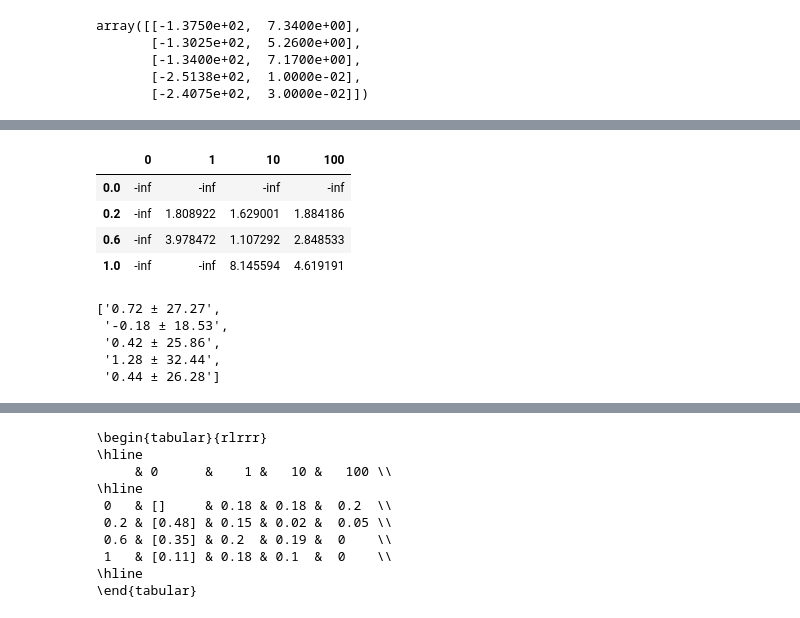
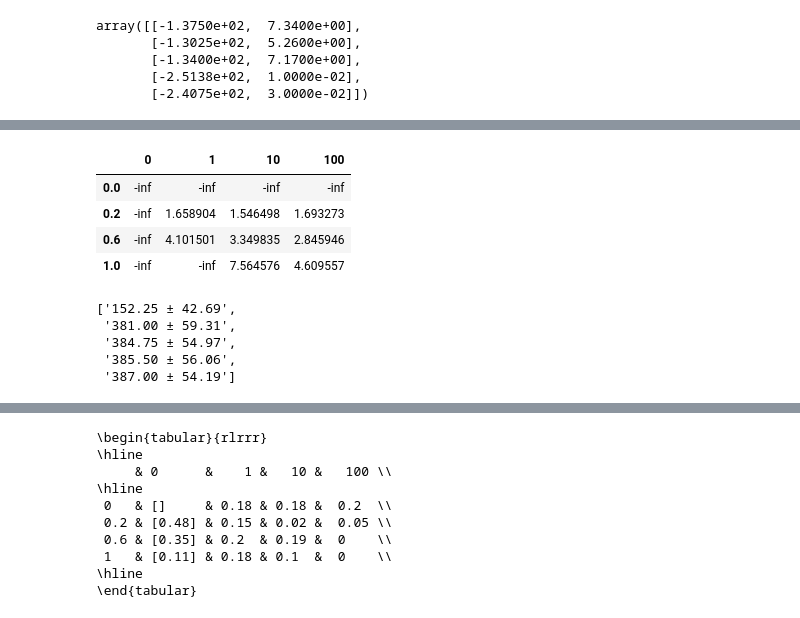
Before and after one commit to maymac00/MAEGG_IPPO, a Jupyter notebook: ols_visualize.ipynb, the cells around one changed output, grey strips where cells are left out. Drawn from its saved outputs; the diff is of its cells as text; code cells hidden in the pictures.

```diff
--- a/ols_visualize.ipynb
+++ b/ols_visualize.ipynb
@@ -52,7 +10,7 @@ for eff in eff_keys:
 import pandas as pd
 
 # Dataframe from csv
-df = pd.read_csv("EGG_DATA/report.csv")
+df = pd.read_csv("EGG_DATA/report_2024_04_21_18_06.csv")
 df["dir"] = df["dir"].apply(lambda x: int(x))
 # Time to survival -1 to inf
 for i in range(5):
@@ -167,7 +131,7 @@ max_weight = 10
 x = np.arange(0, max_weight, step)
 w = np.array([np.ones(int(max_weight/step)), np.arange(0, max_weight, step)])
 
-setting = {"eff": 0.6, "db": 100}
+setting = {"eff": 0.6, "db": 10}
 for ag in range(5):
     axs[ag].set_title("MO Value Function")
     ref = ref_policies_values[setting["eff"]][setting["db"]]
@@ -196,37 +178,39 @@ def compute_wes_prima(eff, db):
     def aggregation_function(wes, method="median"):
         # cut to interval 1-10 else return -inf
         wes = [w for w in wes if w >= 1 and w <= 10]
         if len(wes) == 0:
             return -np.infty
         if method == "median":
             return np.median(wes)
         if method == "mean":
             return np.mean(wes)
         if method == "max":
             return np.max(wes)
         if method == "min":
             return np.min(wes)
     wes_prima = []
     for ag in range(5):
         # Print intersecctions
         p1 = unet_policies_values[eff][ag]
         p2 = ref_policies_values[eff][db][ag]
         inter = get_intersection(p1[0], p1[1], p2[0], p2[1])
         wes_prima.append(inter)
     return aggregation_function(wes_prima, method="median")
 
+
 # Create table of WES' for each eff (from 0.2, 0.6, 1) and db (from 0, 1, 10, 100)
 wes_prima = {
     db: {eff: compute_wes_prima(eff, db) for eff in eff_keys} for db in db_keys
 }
 # pretty print as dataframe
-pd.DataFrame(wes_prima)
+wes_df = pd.DataFrame(wes_prima)
+wes_df
 # %% [output]
 |  | 0 | 1 | 10 | 100 |
 | 0.0 | -inf | -inf | -inf | -inf |
-| 0.2 | -inf | 1.808922 | 1.629001 | 1.884186 |
-| 0.6 | -inf | 3.978472 | 1.107292 | 2.848533 |
-| 1.0 | -inf | -inf | 8.145594 | 4.619191 |
+| 0.2 | -inf | 1.658904 | 1.546498 | 1.693273 |
+| 0.6 | -inf | 4.101501 | 3.349835 | 2.845946 |
+| 1.0 | -inf | -inf | 7.564576 | 4.609557 |
 # %%
 time2survival_np = ref_policies_np[:, 20:25]
 time2survival_std_np = ref_policies_np[:, 25:30]
@@ -237,11 +221,12 @@ for i in range(len(time2survival_np)):
     db = ref_policies_np[i][0]
     for ag in range(5):
         mean_std_time2survival[eff, db].append(f"{time2survival_np[i][ag]:.2f} ± {time2survival_std_np[i][ag]:.2f}")
+
 # pretty print as dataframe
-mean_std_time2survival[0, 10]
+mean_std_time2survival[0.2, 10]
 # %% [output]
-['0.72 ± 27.27',
- '-0.18 ± 18.53',
- '0.42 ± 25.86',
- '1.28 ± 32.44',
- '0.44 ± 26.28']
+['152.25 ± 42.69',
+ '381.00 ± 59.31',
+ '384.75 ± 54.97',
+ '385.50 ± 56.06',
+ '387.00 ± 54.19']
```
Also changed, not shown: parts of 19 cells of this notebook, 4 other files.
